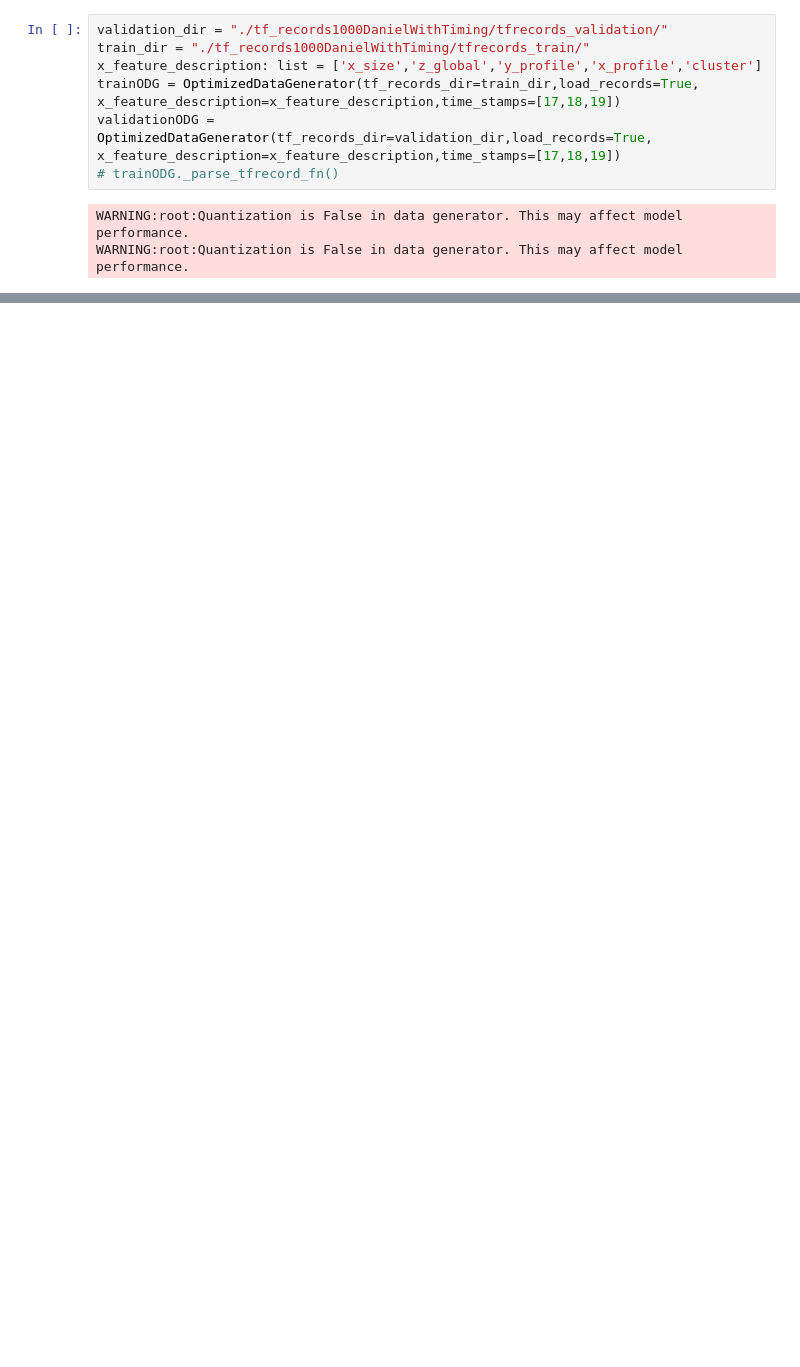
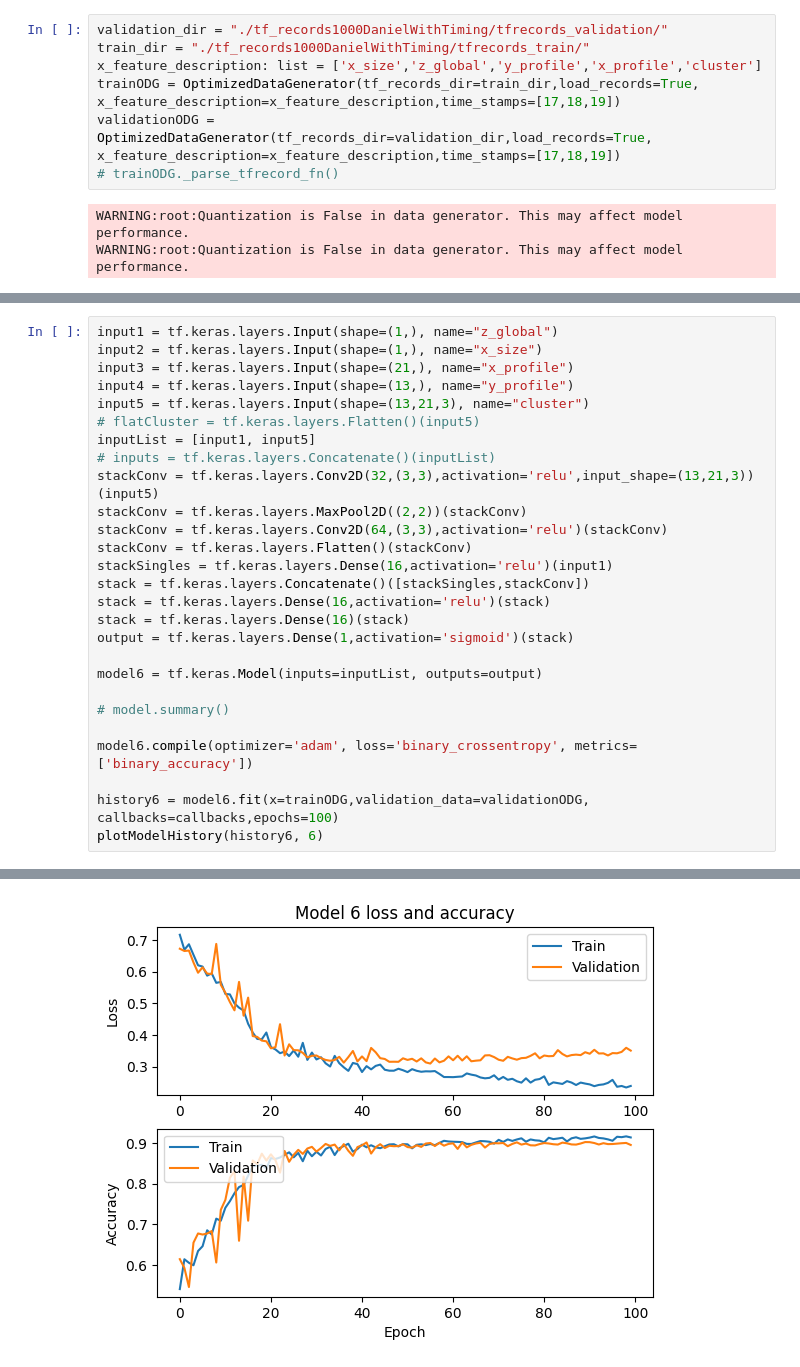
Before and after one commit to elizahoward/smart-pixels-ml, a Jupyter notebook: danielTestNotebook.ipynb, the cells around one changed output, grey strips where cells are left out. Drawn from its saved outputs; the diff is of its cells as text; blank space fills up the shorter version.

```diff
--- a/danielTestNotebook.ipynb
+++ b/danielTestNotebook.ipynb
@@ -373,0 +387,28 @@ Epoch 100/100
+# %%
+input1 = tf.keras.layers.Input(shape=(1,), name="z_global")
+input2 = tf.keras.layers.Input(shape=(1,), name="x_size")
+input3 = tf.keras.layers.Input(shape=(21,), name="x_profile")
+input4 = tf.keras.layers.Input(shape=(13,), name="y_profile")
+input5 = tf.keras.layers.Input(shape=(13,21,3), name="cluster")
+# flatCluster = tf.keras.layers.Flatten()(input5)
+inputList = [input1, input5]
+# inputs = tf.keras.layers.Concatenate()(inputList)
+stackConv = tf.keras.layers.Conv2D(32,(3,3),activation='relu',input_shape=(13,21,3))(input5)
+stackConv = tf.keras.layers.MaxPool2D((2,2))(stackConv)
+stackConv = tf.keras.layers.Conv2D(64,(3,3),activation='relu')(stackConv)
+stackConv = tf.keras.layers.Flatten()(stackConv)
+stackSingles = tf.keras.layers.Dense(16,activation='relu')(input1)
+stack = tf.keras.layers.Concatenate()([stackSingles,stackConv])
+stack = tf.keras.layers.Dense(16,activation='relu')(stack)
+stack = tf.keras.layers.Dense(16)(stack)
+output = tf.keras.layers.Dense(1,activation='sigmoid')(stack)
+
+model6 = tf.keras.Model(inputs=inputList, outputs=output)
+
+# model.summary()
+
+model6.compile(optimizer='adam', loss='binary_crossentropy', metrics=['binary_accuracy'])
+
+history6 = model6.fit(x=trainODG,validation_data=validationODG, callbacks=callbacks,epochs=100)
+plotModelHistory(history6, 6)
+# %% [output]
@@ -373,0 +432 @@ Epoch 100/100
+[figure, added]
```
Also changed, not shown: parts of 14 cells of this notebook, 7 other files.
